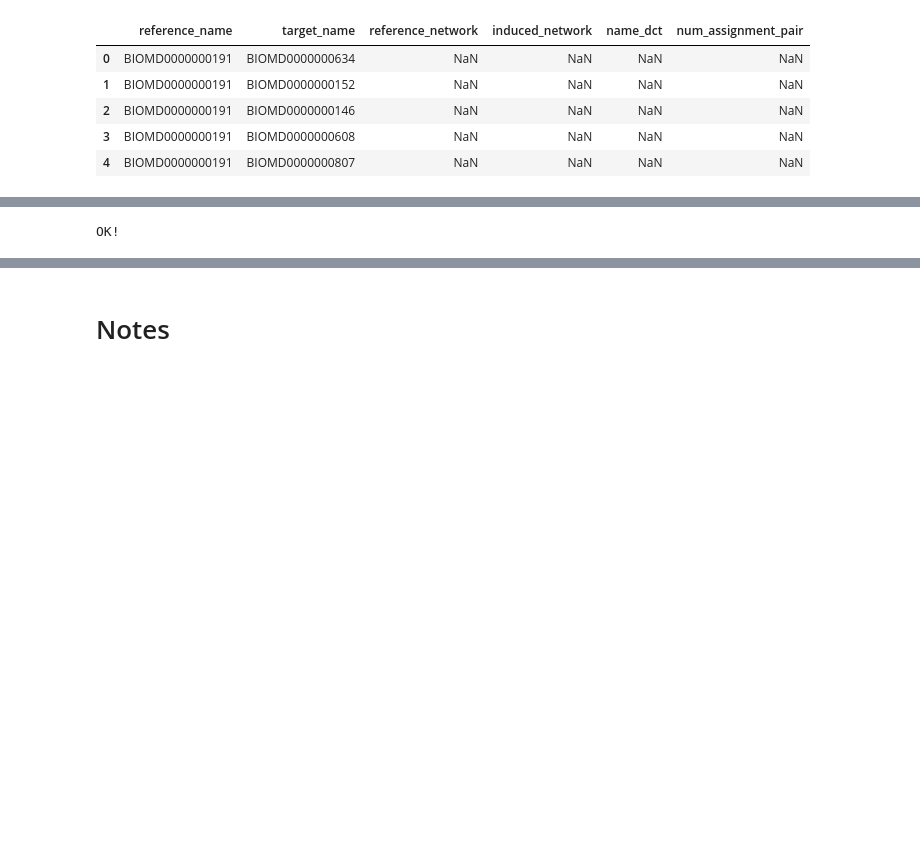
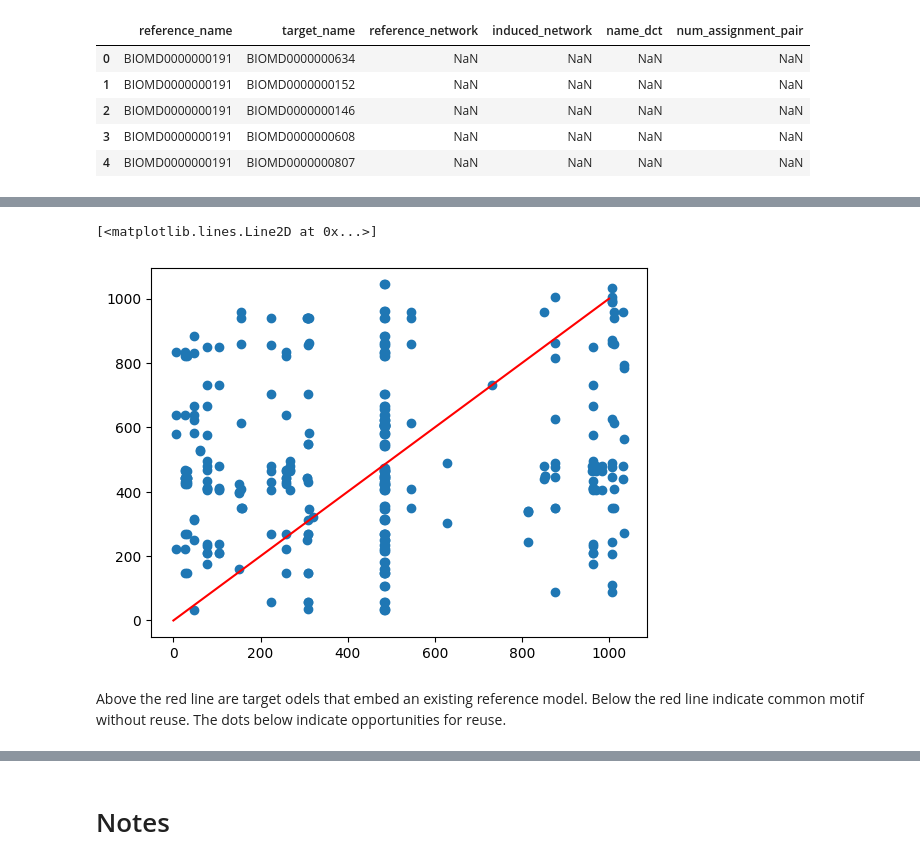
Before and after one commit to ModelEngineering/pySubnetSB, a Jupyter notebook: notebooks/analyze_biomodels_subnets.ipynb, the cells around one changed output, grey strips where cells are left out. Saved outputs shown, nothing was run; the diff lists cells and outputs as text; code cells hidden in the pictures; blank space fills up the shorter version.

```diff
--- a/notebooks/analyze_biomodels_subnets.ipynb
+++ b/notebooks/analyze_biomodels_subnets.ipynb
@@ -51,35 +110,18 @@ _ = plt.xticks(rotation=45)
+# %%
+# Scatter plot of subnets
+xvals = [extractBiomodelNum(m) for m in SUBNET_DF['reference_name']]
+yvals = [extractBiomodelNum(m) for m in SUBNET_DF['target_name']]
+plt.scatter(xvals, yvals)
+#plt.xlim([0, 300])
+#plt.ylim([0, 300])
+plt.plot([0,1000], [0, 1000], c='red')
+# %% [output]
+[<matplotlib.lines.Line2D at 0x...>]
+[figure, added]
+# %% [markdown]
+Above the red line are target odels that embed an existing reference model. Below the red line indicate common motif without reuse. The dots below indicate opportunities for reuse.
 # %%
 SUBNET_DF.to_csv("subnet.csv")
-# %%
-def makeAntimony(model_name:str, is_reference:bool=True, is_roadrunner_loadable:bool=False):
-    """
-    Transforms the string in a "network" cell into an antimony model
-    """
-    if is_reference:
-        name_col = 'reference_name'
-        network_col = 'reference_network'
-    else:
-        name_col = 'target_name'
-        network_col = 'induced_network'
-    models =  SUBNET_DF[SUBNET_DF[name_col] == model_name][network_col].values
-    if len(models) == 0:
-        return None
-    model = models[0]
-    if is_roadrunner_loadable:
-        pos = model.index('tions\n')
-        model = model[pos+7:]
-        model = model.replace('\n', ';1\n')
-        model += ";1;"
-    return model
-
-# TESTS
-model = makeAntimony('BIOMD0000000224', is_roadrunner_loadable=True)
-rr = te.loada(model)
-model = makeAntimony('BIOMD0000000030')
-assert(model is None)
-print("OK!")
-# %% [output]
-OK!
 # %%
 # Print all of the reference models that appear in targets
 for name in REFERENCE_NAMES:
```
Also changed, not shown: parts of 8 cells of this notebook, 4 other files.
